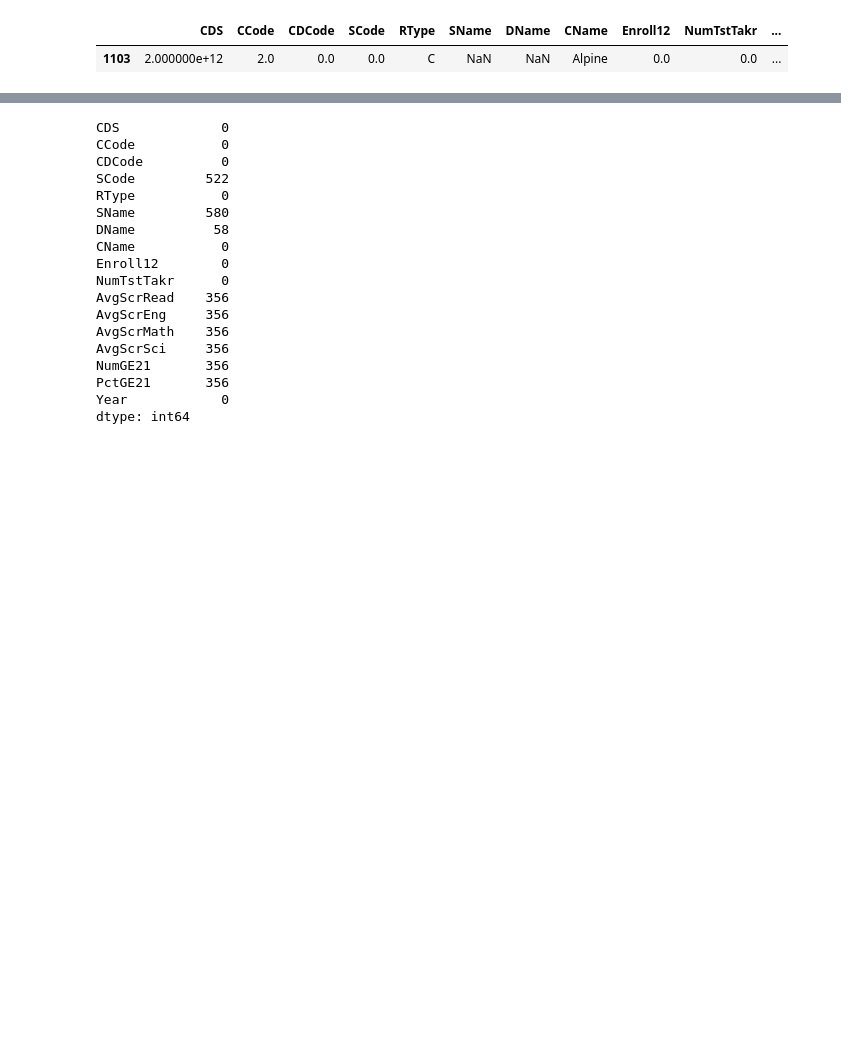
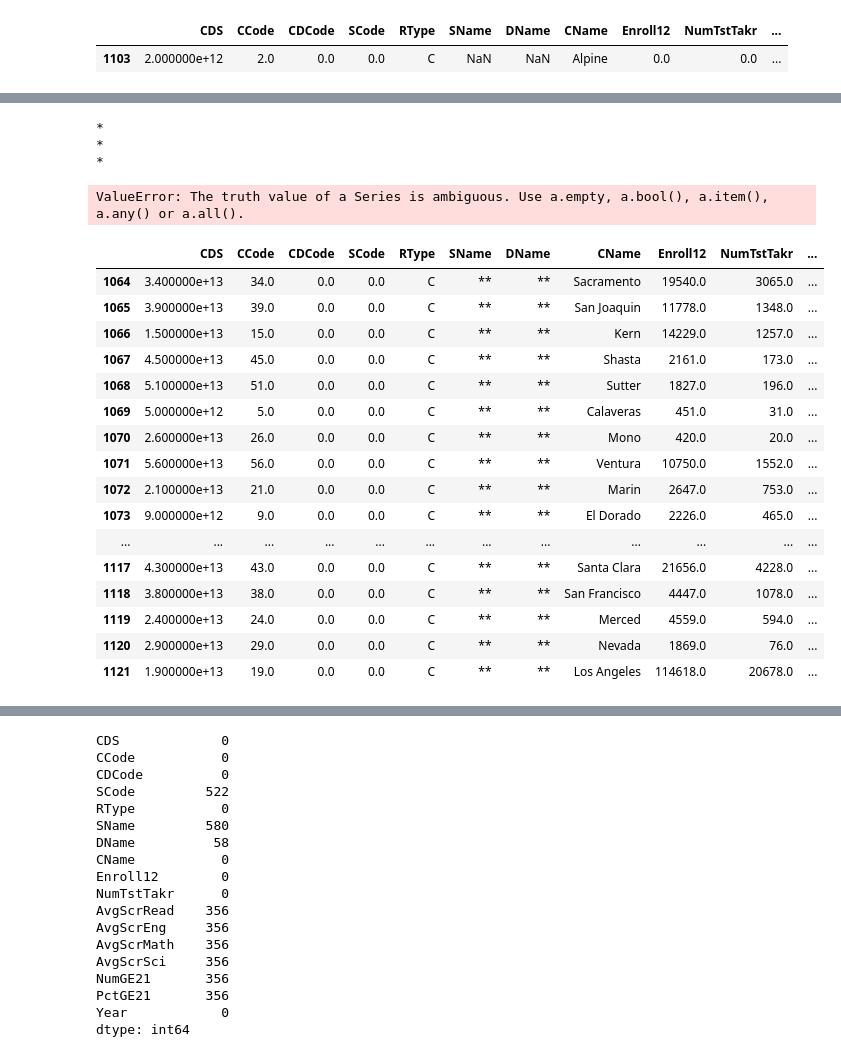
Before and after one commit to griffinbran/Equitable-Education-Affects-on-College-Entrance-Exam-Performance, a Jupyter notebook: Code/Notebook-01-Data-Import-and-Cleaning.ipynb, the cells around one changed output, grey strips where cells are left out. Cells and saved outputs as stored; diff of their text form; code cells hidden in the pictures; blank space fills up the shorter version.

```diff
--- a/Code/Notebook-01-Data-Import-and-Cleaning.ipynb
+++ b/Code/Notebook-01-Data-Import-and-Cleaning.ipynb
@@ -132,0 +112,37 @@ actdf[actdf.CName =='Alpine']
+# %%
+county_records = actdf[actdf.RType == 'C']
+for percent in county_records.PctGE21:
+    if percent == ('*'):
+        print(percent)
+# %% [output]
+*
+*
+*
+# %%
+#county_records.iloc[[:]]
+# All rows, one column
+for index in county_records.loc[ :, ['PctGE21']].index:
+    if county_records.loc[ index, ['PctGE21']] == '*':
+        print(index)
+# %% [output]
+ValueError: The truth value of a Series is ambiguous. Use a.empty, a.bool(), a.item(), a.any() or a.all().
+# %%
+county_records
+# %% [output]
+|  | CDS | CCode | CDCode | SCode | RType | SName | DName | CName | Enroll12 | NumTstTakr | ... |
+| 1064 | 3.400000e+13 | 34.0 | 0.0 | 0.0 | C | ** | ** | Sacramento | 19540.0 | 3065.0 | ... |
+| 1065 | 3.900000e+13 | 39.0 | 0.0 | 0.0 | C | ** | ** | San Joaquin | 11778.0 | 1348.0 | ... |
+| 1066 | 1.500000e+13 | 15.0 | 0.0 | 0.0 | C | ** | ** | Kern | 14229.0 | 1257.0 | ... |
+| 1067 | 4.500000e+13 | 45.0 | 0.0 | 0.0 | C | ** | ** | Shasta | 2161.0 | 173.0 | ... |
+| 1068 | 5.100000e+13 | 51.0 | 0.0 | 0.0 | C | ** | ** | Sutter | 1827.0 | 196.0 | ... |
+| 1069 | 5.000000e+12 | 5.0 | 0.0 | 0.0 | C | ** | ** | Calaveras | 451.0 | 31.0 | ... |
+| 1070 | 2.600000e+13 | 26.0 | 0.0 | 0.0 | C | ** | ** | Mono | 420.0 | 20.0 | ... |
+| 1071 | 5.600000e+13 | 56.0 | 0.0 | 0.0 | C | ** | ** | Ventura | 10750.0 | 1552.0 | ... |
+| 1072 | 2.100000e+13 | 21.0 | 0.0 | 0.0 | C | ** | ** | Marin | 2647.0 | 753.0 | ... |
+| 1073 | 9.000000e+12 | 9.0 | 0.0 | 0.0 | C | ** | ** | El Dorado | 2226.0 | 465.0 | ... |
+| ... | ... | ... | ... | ... | ... | ... | ... | ... | ... | ... | ... |
+| 1117 | 4.300000e+13 | 43.0 | 0.0 | 0.0 | C | ** | ** | Santa Clara | 21656.0 | 4228.0 | ... |
+| 1118 | 3.800000e+13 | 38.0 | 0.0 | 0.0 | C | ** | ** | San Francisco | 4447.0 | 1078.0 | ... |
+| 1119 | 2.400000e+13 | 24.0 | 0.0 | 0.0 | C | ** | ** | Merced | 4559.0 | 594.0 | ... |
+| 1120 | 2.900000e+13 | 29.0 | 0.0 | 0.0 | C | ** | ** | Nevada | 1869.0 | 76.0 | ... |
+| 1121 | 1.900000e+13 | 19.0 | 0.0 | 0.0 | C | ** | ** | Los Angeles | 114618.0 | 20678.0 | ... |
```
Also changed, not shown: parts of 15 cells of this notebook.
